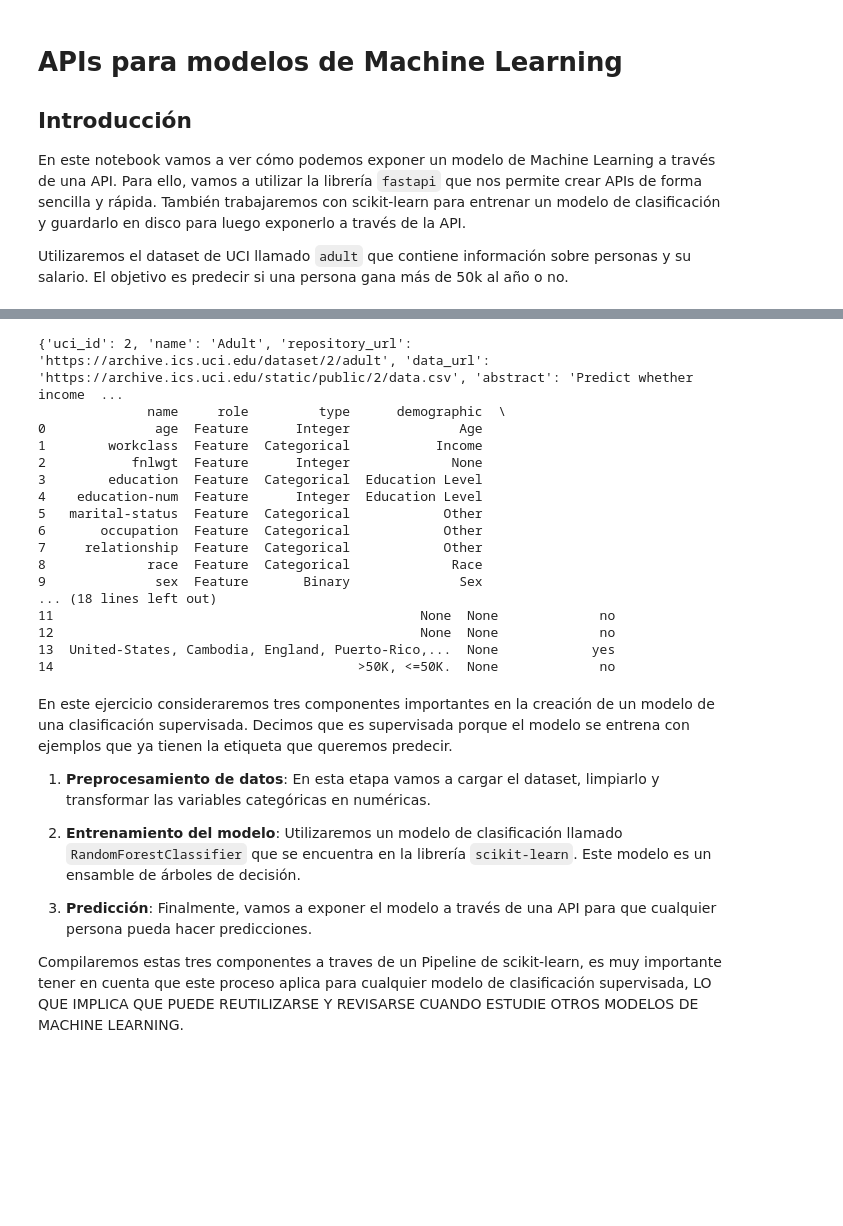
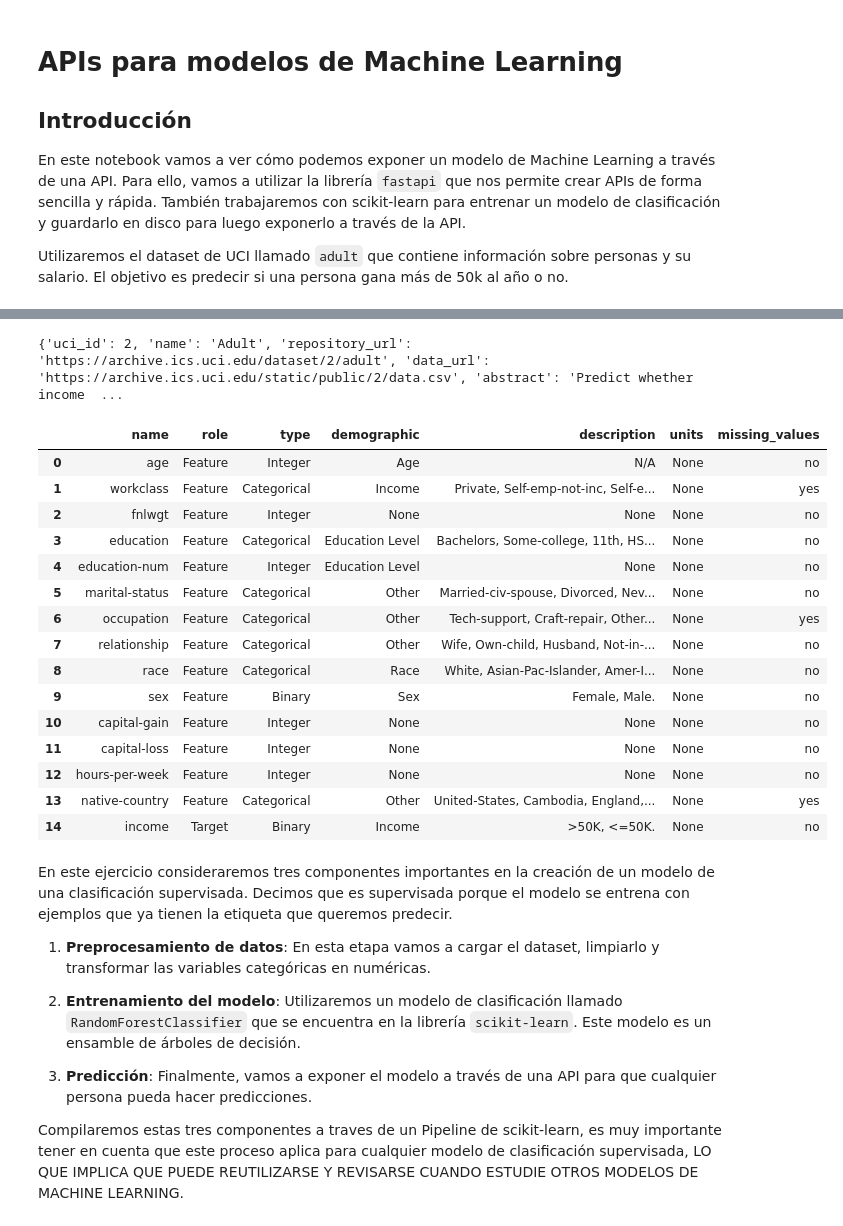
Before and after one commit to Izainea/api_review, a Jupyter notebook: Cuadernos/4. API para un modelo ML.ipynb, the cells around one changed output, grey strips where cells are left out. Saved outputs shown, nothing was run; the diff lists cells and outputs as text; code cells hidden in the pictures; blank space fills up the shorter version.

```diff
--- a/Cuadernos/4. API para un modelo ML.ipynb
+++ b/Cuadernos/4. API para un modelo ML.ipynb
@@ -9,36 +13,36 @@ Utilizaremos el dataset de UCI llamado `adult` que contiene información sobre p
 # %%
 from ucimlrepo import fetch_ucirepo
 
 # fetch dataset
 adult = fetch_ucirepo(id=2)
 
 # data (as pandas dataframes)
 X = adult.data.features
 y = adult.data.targets
 
 # metadata
 print(adult.metadata)
 
 # variable information
-print(adult.variables)
+adult.variables
 # %% [output]
 {'uci_id': 2, 'name': 'Adult', 'repository_url': 'https://archive.ics.uci.edu/dataset/2/adult', 'data_url': 'https://archive.ics.uci.edu/static/public/2/data.csv', 'abstract': 'Predict whether income  ...
-              name     role         type      demographic  \
-0              age  Feature      Integer              Age
-1        workclass  Feature  Categorical           Income
-2           fnlwgt  Feature      Integer             None
-3        education  Feature  Categorical  Education Level
-4    education-num  Feature      Integer  Education Level
-5   marital-status  Feature  Categorical            Other
-6       occupation  Feature  Categorical            Other
-7     relationship  Feature  Categorical            Other
-8             race  Feature  Categorical             Race
-9              sex  Feature       Binary              Sex
-... (18 lines left out)
-11                                               None  None             no
-12                                               None  None             no
-13  United-States, Cambodia, England, Puerto-Rico,...  None            yes
-14                                       >50K, <=50K.  None             no
+|  | name | role | type | demographic | description | units | missing_values |
+| 0 | age | Feature | Integer | Age | N/A | None | no |
+| 1 | workclass | Feature | Categorical | Income | Private, Self-emp-not-inc, Self-e... | None | yes |
+| 2 | fnlwgt | Feature | Integer | None | None | None | no |
+| 3 | education | Feature | Categorical | Education Level | Bachelors, Some-college, 11th, HS... | None | no |
+| 4 | education-num | Feature | Integer | Education Level | None | None | no |
+| 5 | marital-status | Feature | Categorical | Other | Married-civ-spouse, Divorced, Nev... | None | no |
+| 6 | occupation | Feature | Categorical | Other | Tech-support, Craft-repair, Other... | None | yes |
+| 7 | relationship | Feature | Categorical | Other | Wife, Own-child, Husband, Not-in-... | None | no |
+| 8 | race | Feature | Categorical | Race | White, Asian-Pac-Islander, Amer-I... | None | no |
+| 9 | sex | Feature | Binary | Sex | Female, Male. | None | no |
+| 10 | capital-gain | Feature | Integer | None | None | None | no |
+| 11 | capital-loss | Feature | Integer | None | None | None | no |
+| 12 | hours-per-week | Feature | Integer | None | None | None | no |
+| 13 | native-country | Feature | Categorical | Other | United-States, Cambodia, England,... | None | yes |
+| 14 | income | Target | Binary | Income | >50K, <=50K. | None | no |
 # %% [markdown]
 En este ejercicio consideraremos tres componentes importantes en la creación de un modelo de una clasificación supervisada. Decimos que es supervisada porque el modelo se entrena con ejemplos que ya tienen la etiqueta que queremos predecir.
 
```
Also changed, not shown: parts of 20 cells of this notebook, 1 other file.
